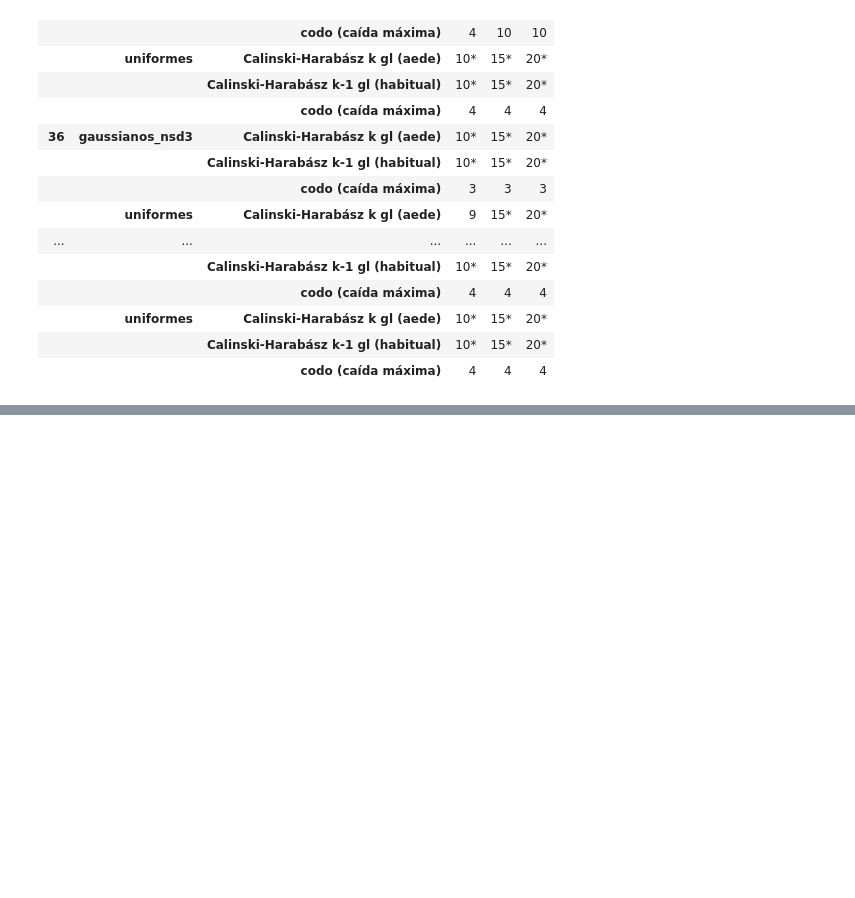
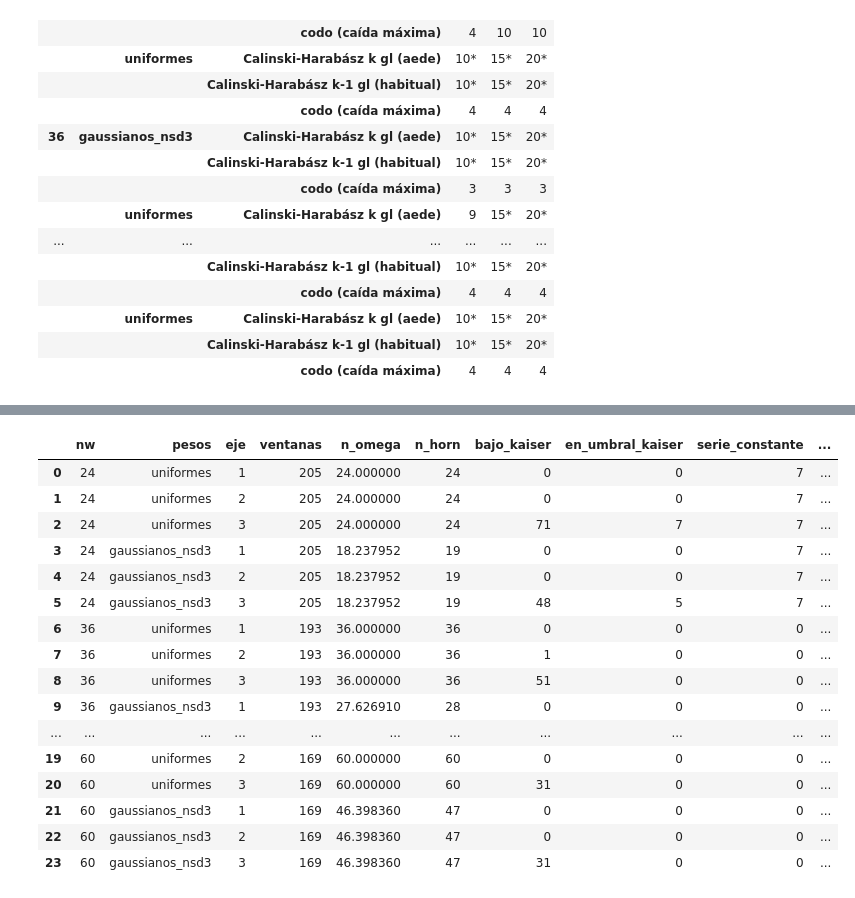
Before and after one commit to RobertoSam/Tesis-modelamiento-matematico, a Jupyter notebook: notebooks/06c_aede_grilla.ipynb, the cells around one changed output, grey strips where cells are left out. Saved outputs shown, nothing was run; the diff lists cells and outputs as text; code cells hidden in the pictures; blank space fills up the shorter version.

```diff
--- a/notebooks/06c_aede_grilla.ipynb
+++ b/notebooks/06c_aede_grilla.ipynb
@@ -161,0 +188,65 @@ transformadas
+# %%
+from src.multivariado import umbral_horn, n_kish, tucker
+
+P = X.shape[1]
+TOL_KAISER = 1e-9
+cache_horn = {}
+def horn_numpy(n_h):
+    if n_h not in cache_horn:
+        cache_horn[n_h] = umbral_horn(n_h, P, n_sim=1000, percentil=0.95, semilla=SEMILLA)
+    return cache_horn[n_h]
+
+f_horn = DIR_T / 'R_aede_horn_umbrales.csv'
+HORN_R = pd.read_csv(f_horn) if f_horn.exists() else None
+def horn_compartido(n_h):
+    # Umbral p95 de R para λ1..λ3 con n_h observaciones; si no existe, el de numpy
+    if HORN_R is not None and (HORN_R.n_horn == n_h).any():
+        return HORN_R[HORN_R.n_horn == n_h].sort_values('eje').horn_p95.to_numpy()[:3], 'R'
+    return horn_numpy(n_h)[:3], 'numpy'
+
+def constante_ventana(M, nw):
+    A = M.to_numpy()
+    return np.array([(A[i:i + nw] == A[i]).all(axis=0).any() for i in range(len(A) - nw + 1)])
+
+vpv = {}
+for via, (M, d) in VIAS.items():
+    vp_l, res_l, cr_l = [], [], []
+    for nw in NW_GRILLA:
+        for pesos in PESOS:
+            a = corridas[(via, nw, pesos)]
+            ev = a['eigenvalues'].to_numpy()
+            n_om = n_kish(a['weights'])
+            n_h = int(np.ceil(n_om - 1e-9))
+            hu, fuente = horn_compartido(n_h)
+            hn = horn_numpy(n_h)[:3]
+            # Criterio 5 del plan: λ1 + λ2 + λ3 <= 17 y n_omega = nw con pesos uniformes
+            assert (ev.sum(axis=1) <= P + 1e-9).all()
+            assert pesos != 'uniformes' or abs(n_om - nw) < 1e-9
+            fv = list(a['eigenvalues'].index)
+            vp_l.append(pd.DataFrame({'fecha': fv, 'nw': nw, 'pesos': pesos, 'lambda1': ev[:, 0], 'lambda2': ev[:, 1],
+                                      'lambda3': ev[:, 2], 'n_omega': n_om, 'n_horn': n_h, 'umbral_kaiser': 1.0,
+                                      'horn_p95_1': hu[0], 'horn_p95_2': hu[1], 'horn_p95_3': hu[2],
+                                      'horn_p95_numpy_1': hn[0], 'horn_p95_numpy_2': hn[1], 'horn_p95_numpy_3': hn[2]}))
+            C = a['correlationlsq']
+            t22 = np.array([abs(tucker(C[i, :, 1], C[i - 1, :, 1])) for i in range(1, len(ev))])
+            t23 = np.array([abs(tucker(C[i, :, 1], C[i - 1, :, 2])) for i in range(1, len(ev))])
+            cruce = np.nonzero(t23 > t22)[0] + 1
+            cr_l.append(pd.DataFrame({'fecha': [fv[i] for i in cruce], 'nw': nw, 'pesos': pesos,
+                                      'tucker_22': t22[cruce - 1], 'tucker_23': t23[cruce - 1],
+                                      'brecha_23': ev[cruce, 1] - ev[cruce, 2]}))
+            res_l.append(pd.DataFrame({'nw': nw, 'pesos': pesos, 'eje': [1, 2, 3], 'ventanas': len(ev), 'n_omega': n_om,
+                                       'n_horn': n_h, 'bajo_kaiser': (ev < 1 - TOL_KAISER).sum(axis=0),
+                                       'en_umbral_kaiser': (np.abs(ev - 1) <= TOL_KAISER).sum(axis=0),
+                                       'serie_constante': int(constante_ventana(M, nw).sum()),
+                                       'bajo_horn': (ev < hu).sum(axis=0), 'horn_p95': hu, 'fuente_umbral_horn': fuente,
+                                       'bajo_horn_numpy': (ev < hn).sum(axis=0), 'horn_p95_numpy': hn,
+                                       'cruces_2_3': len(cruce)}))
+    v = {'vp': pd.concat(vp_l, ignore_index=True), 'resumen': pd.concat(res_l, ignore_index=True),
+         'cruces': pd.concat(cr_l, ignore_index=True)}
+    v['vp'].to_csv(d / '06c_aede_valores_propios.csv', index=False)
+    v['resumen'].to_csv(d / '06c_aede_valores_propios_resumen.csv', index=False)
+    v['cruces'].to_csv(d / '06c_aede_cruces.csv', index=False)
+    vpv[via] = v
+    print(via, len(v['vp']), 'ventanas ·', len(v['cruces']), 'cruces λ2 ↔ λ3')
+    display(v['resumen'])
+# %% [output]
@@ -161,0 +254,17 @@ transformadas
+|  | nw | pesos | eje | ventanas | n_omega | n_horn | bajo_kaiser | en_umbral_kaiser | serie_constante | ... |
+| 0 | 24 | uniformes | 1 | 205 | 24.000000 | 24 | 0 | 0 | 7 | ... |
+| 1 | 24 | uniformes | 2 | 205 | 24.000000 | 24 | 0 | 0 | 7 | ... |
+| 2 | 24 | uniformes | 3 | 205 | 24.000000 | 24 | 71 | 7 | 7 | ... |
+| 3 | 24 | gaussianos_nsd3 | 1 | 205 | 18.237952 | 19 | 0 | 0 | 7 | ... |
+| 4 | 24 | gaussianos_nsd3 | 2 | 205 | 18.237952 | 19 | 0 | 0 | 7 | ... |
+| 5 | 24 | gaussianos_nsd3 | 3 | 205 | 18.237952 | 19 | 48 | 5 | 7 | ... |
+| 6 | 36 | uniformes | 1 | 193 | 36.000000 | 36 | 0 | 0 | 0 | ... |
+| 7 | 36 | uniformes | 2 | 193 | 36.000000 | 36 | 1 | 0 | 0 | ... |
+| 8 | 36 | uniformes | 3 | 193 | 36.000000 | 36 | 51 | 0 | 0 | ... |
+| 9 | 36 | gaussianos_nsd3 | 1 | 193 | 27.626910 | 28 | 0 | 0 | 0 | ... |
+| ... | ... | ... | ... | ... | ... | ... | ... | ... | ... | ... |
+| 19 | 60 | uniformes | 2 | 169 | 60.000000 | 60 | 0 | 0 | 0 | ... |
+| 20 | 60 | uniformes | 3 | 169 | 60.000000 | 60 | 31 | 0 | 0 | ... |
+| 21 | 60 | gaussianos_nsd3 | 1 | 169 | 46.398360 | 47 | 0 | 0 | 0 | ... |
+| 22 | 60 | gaussianos_nsd3 | 2 | 169 | 46.398360 | 47 | 0 | 0 | 0 | ... |
+| 23 | 60 | gaussianos_nsd3 | 3 | 169 | 46.398360 | 47 | 31 | 0 | 0 | ... |
```
Also changed, not shown: parts of 5 cells of this notebook, 19 other files.
